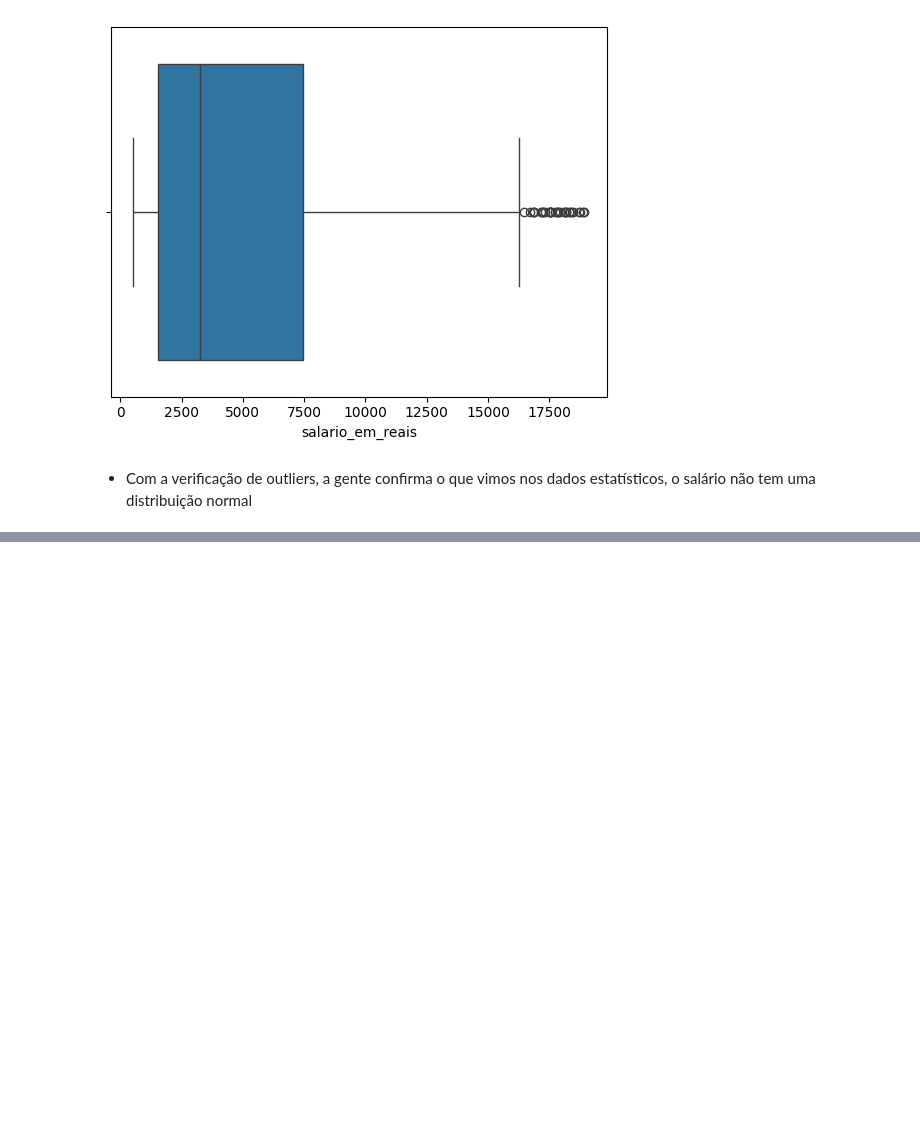
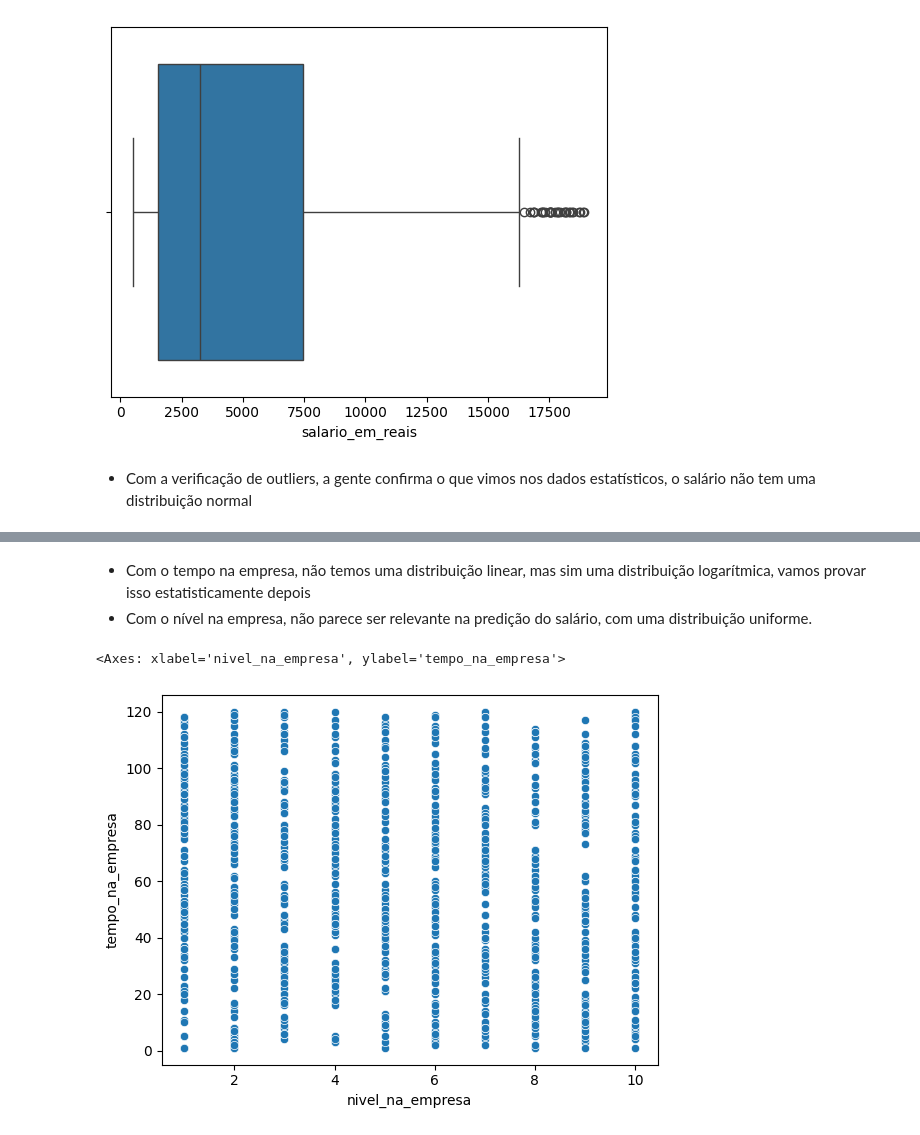
Before and after one commit to rcmonteiro/curso-ia-rocketseat, a Jupyter notebook: regressao_polinomial/modelo_salario.ipynb, the cells around one changed output, grey strips where cells are left out. Saved outputs shown, nothing was run; the diff lists cells and outputs as text; code cells hidden in the pictures; blank space fills up the shorter version.

```diff
--- a/regressao_polinomial/modelo_salario.ipynb
+++ b/regressao_polinomial/modelo_salario.ipynb
@@ -89,0 +101,8 @@ sns.boxplot(data=df, x='salario_em_reais')
+# %% [markdown]
+- Com o tempo na empresa, não temos uma distribuição linear, mas sim uma distribuição logarítmica, vamos provar isso estatisticamente depois
+- Com o nível na empresa, não parece ser relevante na predição do salário, com uma distribuição uniforme.
+# %%
+sns.scatterplot(data=df_eda, x='nivel_na_empresa', y='tempo_na_empresa')
+# %% [output]
+<Axes: xlabel='nivel_na_empresa', ylabel='tempo_na_empresa'>
+[figure, added]
```
Also changed, not shown: parts of 8 cells of this notebook.
